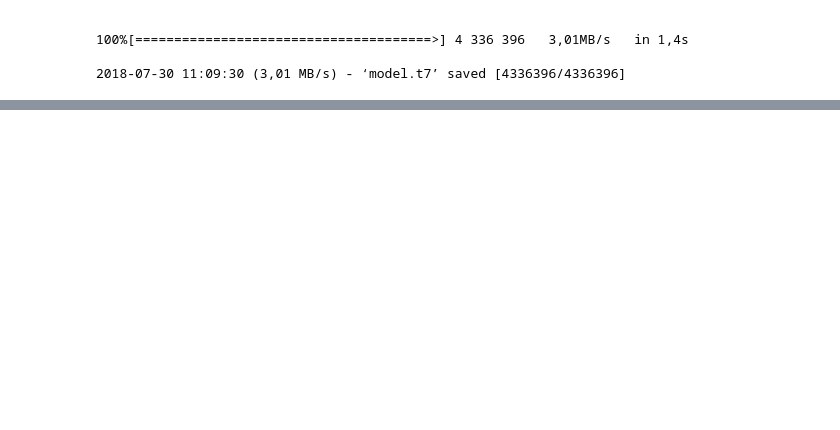
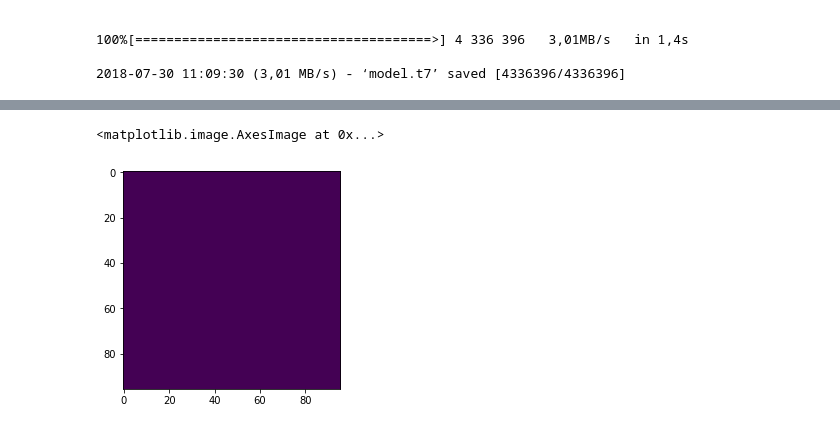
Before and after one commit to kulikovv/DeepColoring, a Jupyter notebook: ecoli/ecoli.ipynb, the cells around one changed output, grey strips where cells are left out. Cells and saved outputs as stored; diff of their text form; code cells hidden in the pictures; blank space fills up the shorter version.

```diff
--- a/ecoli/ecoli.ipynb
+++ b/ecoli/ecoli.ipynb
@@ -57,0 +106,17 @@ dc.visualize(xo,p_numpy,40,draw_text=False)
+# %%
+def clip_mask_builder(builder, size=256, target=96):
+    padding_shift = (size - target) / 2
+
+    def func(y):
+        return builder(y[:, padding_shift:padding_shift + target, padding_shift:padding_shift + target])
+    return func
+
+transforms = [dc.clip_patch((256, 256)),
+              dc.flip_horizontally(),
+              dc.flip_vertically(),
+              dc.rotate90(),
+              dc.rgb2gray(),
+              dc.normalize(128., 128.)]
+
+generator = train_data.create_batch_generator(40, transforms=transforms)
+mask_builder = clip_mask_builder(dc.build_halo_mask(fixed_depth=100,margin=35,min_fragment=10))
@@ -57,0 +144,5 @@ dc.visualize(xo,p_numpy,40,draw_text=False)
+# %%
+plt.imshow(np.argmax(w[0],0))
+# %% [output]
+<matplotlib.image.AxesImage at 0x...>
+[figure, added]
```
Also changed, not shown: parts of 9 cells of this notebook, 6 other files.
